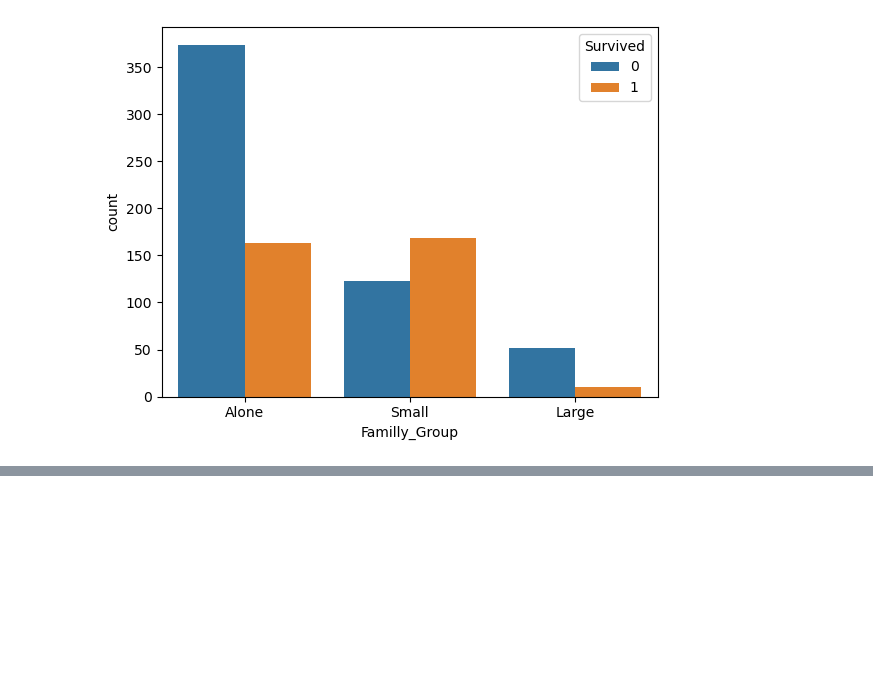
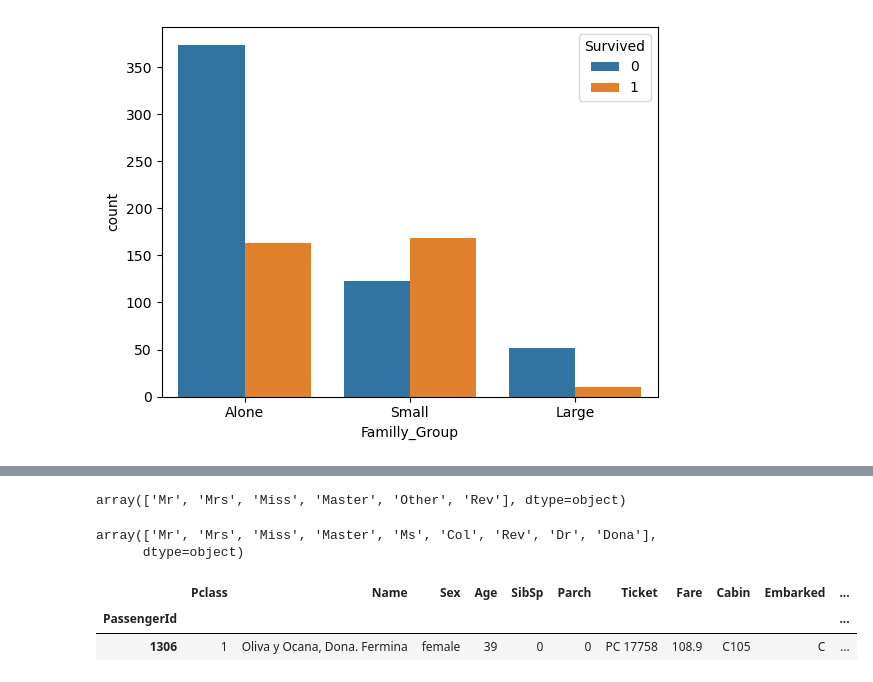
Before and after one commit to soohyun020812/SW_MachineLearning, a Jupyter notebook: 0803 ex04 타이타닉 생존자 분류 실습.ipynb, the cells around one changed output, grey strips where cells are left out. Saved outputs shown, nothing was run; the diff lists cells and outputs as text; code cells hidden in the pictures; blank space fills up the shorter version.

```diff
--- a/0803 ex04 타이타닉 생존자 분류 실습.ipynb
+++ b/0803 ex04 타이타닉 생존자 분류 실습.ipynb
@@ -693,0 +779,4 @@ sns.countplot(data=train, x='Familly_Group', hue='Survived')
+# %%
+# train으로 진행한 작업 test에서도 진행
+
+test['Title'] = test['Name'].apply(split_name)
@@ -693,0 +897,19 @@ sns.countplot(data=train, x='Familly_Group', hue='Survived')
+# %%
+train["Title"].unique()
+# %% [output]
+array(['Mr', 'Mrs', 'Miss', 'Master', 'Other', 'Rev'], dtype=object)
+# %%
+test["Title"].unique()
+# %% [output]
+array(['Mr', 'Mrs', 'Miss', 'Master', 'Ms', 'Col', 'Rev', 'Dr', 'Dona'],
+      dtype=object)
+# %%
+# Dona라는 호칭을 가진 데이터의 숫자 파악
+
+test[test["Title"] == "Dona"]
+
+# Dona를 Other로 변경
+# %% [output]
+|  | Pclass | Name | Sex | Age | SibSp | Parch | Ticket | Fare | Cabin | Embarked | ... |
+| PassengerId |  |  |  |  |  |  |  |  |  |  | ... |
+| 1306 | 1 | Oliva y Ocana, Dona. Fermina | female | 39 | 0 | 0 | PC 17758 | 108.9 | C105 | C | ... |
```
Also changed, not shown: parts of 103 cells of this notebook, 5 other files.
